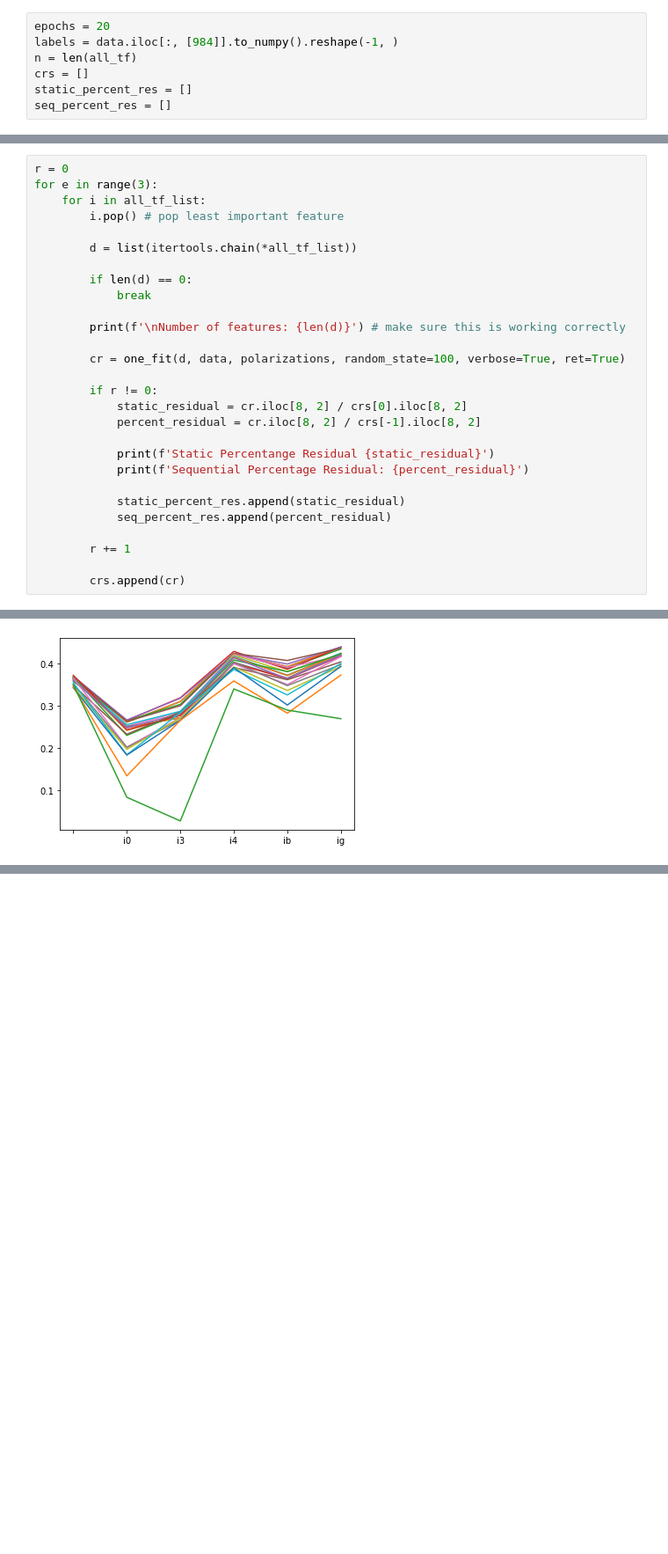
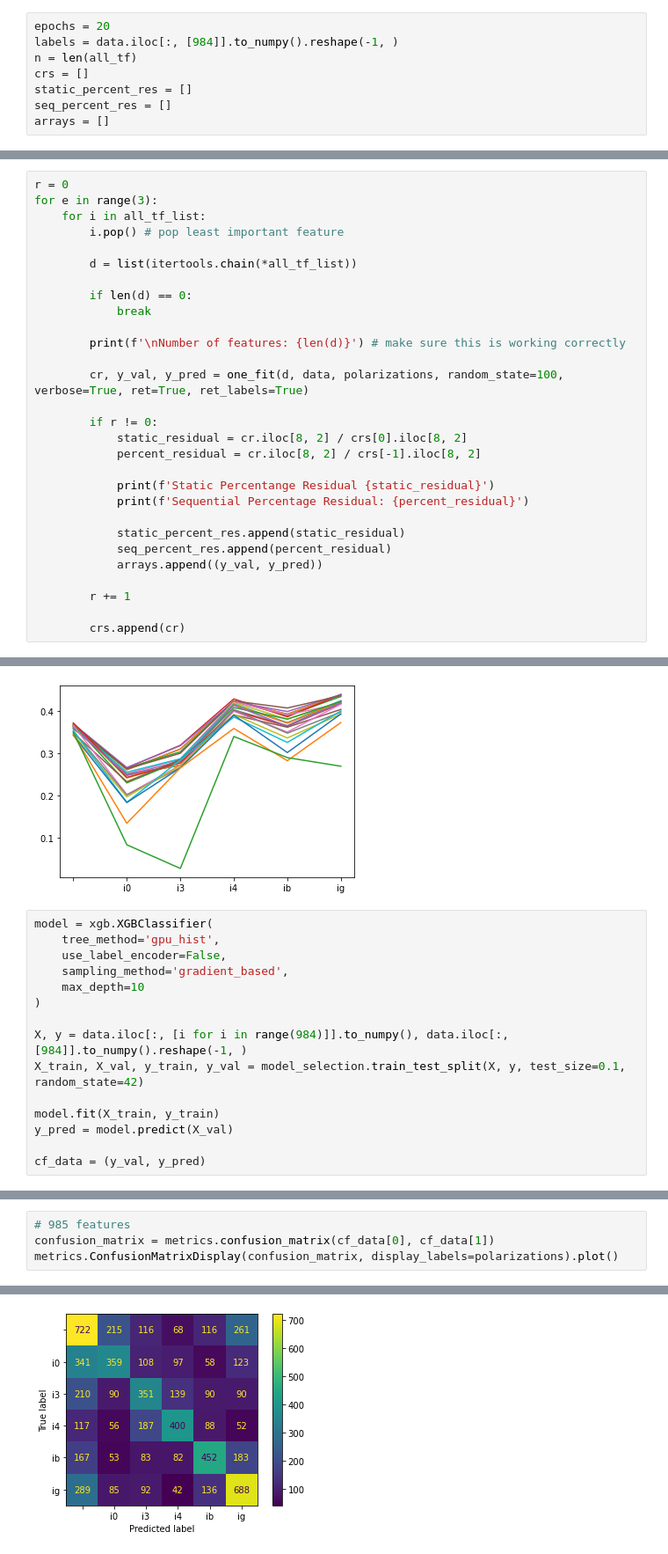
Before and after one commit to apple-soda/xgboost-nfkb-features, a Jupyter notebook: notebooks/polar_thresh.ipynb, the cells around one changed output, grey strips where cells are left out. Shown at 88% size. Drawn from its saved outputs; the diff is of its cells as text; blank space fills up the shorter version.

Commit message:
visualizations and other fixes

```diff
--- a/notebooks/polar_thresh.ipynb
+++ b/notebooks/polar_thresh.ipynb
@@ -107,6 +107,7 @@ n = len(all_tf)
 crs = []
 static_percent_res = []
 seq_percent_res = []
+arrays = []
 # %%
 # rerun this cell to reset pops in all_tf_list
 cpg_tf = ['envelope_5', 'integrals_pos_83', 'integrals_57']
@@ -132,7 +133,7 @@ for e in range(3):
 
         print(f'\nNumber of features: {len(d)}') # make sure this is working correctly
 
-        cr = one_fit(d, data, polarizations, random_state=100, verbose=True, ret=True)
+        cr, y_val, y_pred = one_fit(d, data, polarizations, random_state=100, verbose=True, ret=True, ret_labels=True)
 
         if r != 0:
             static_residual = cr.iloc[8, 2] / crs[0].iloc[8, 2]
@@ -143,6 +144,7 @@ for e in range(3):
 
             static_percent_res.append(static_residual)
             seq_percent_res.append(percent_residual)
+            arrays.append((y_val, y_pred))
 
         r += 1
 
@@ -180,3 +182,18 @@ for i in crs:
     i['f1-score'][:6].plot()
 # %% [output]
 [figure]
+# %%
+model = xgb.XGBClassifier(
+    tree_method='gpu_hist',
+    use_label_encoder=False,
+    sampling_method='gradient_based',
+    max_depth=10
+)
+
+X, y = data.iloc[:, [i for i in range(984)]].to_numpy(), data.iloc[:, [984]].to_numpy().reshape(-1, )
+X_train, X_val, y_train, y_val = model_selection.train_test_split(X, y, test_size=0.1, random_state=42)
+
+model.fit(X_train, y_train)
+y_pred = model.predict(X_val)
+
+cf_data = (y_val, y_pred)
@@ -182,0 +202,5 @@ for i in crs:
+# %%
+# 985 features
+confusion_matrix = metrics.confusion_matrix(cf_data[0], cf_data[1])
+metrics.ConfusionMatrixDisplay(confusion_matrix, display_labels=polarizations).plot()
+# %% [output]
@@ -182,0 +208 @@ for i in crs:
+[figure, added]
```
Also changed, not shown: parts of 8 cells of this notebook, 2 other files.
